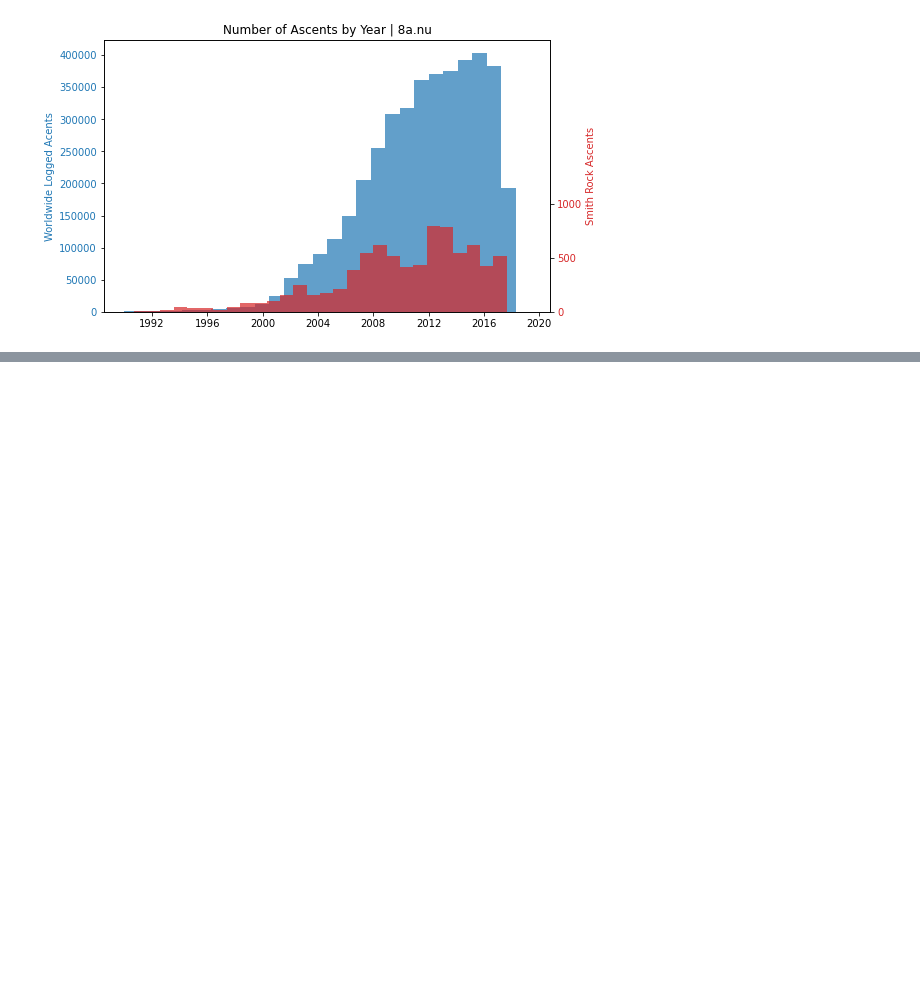
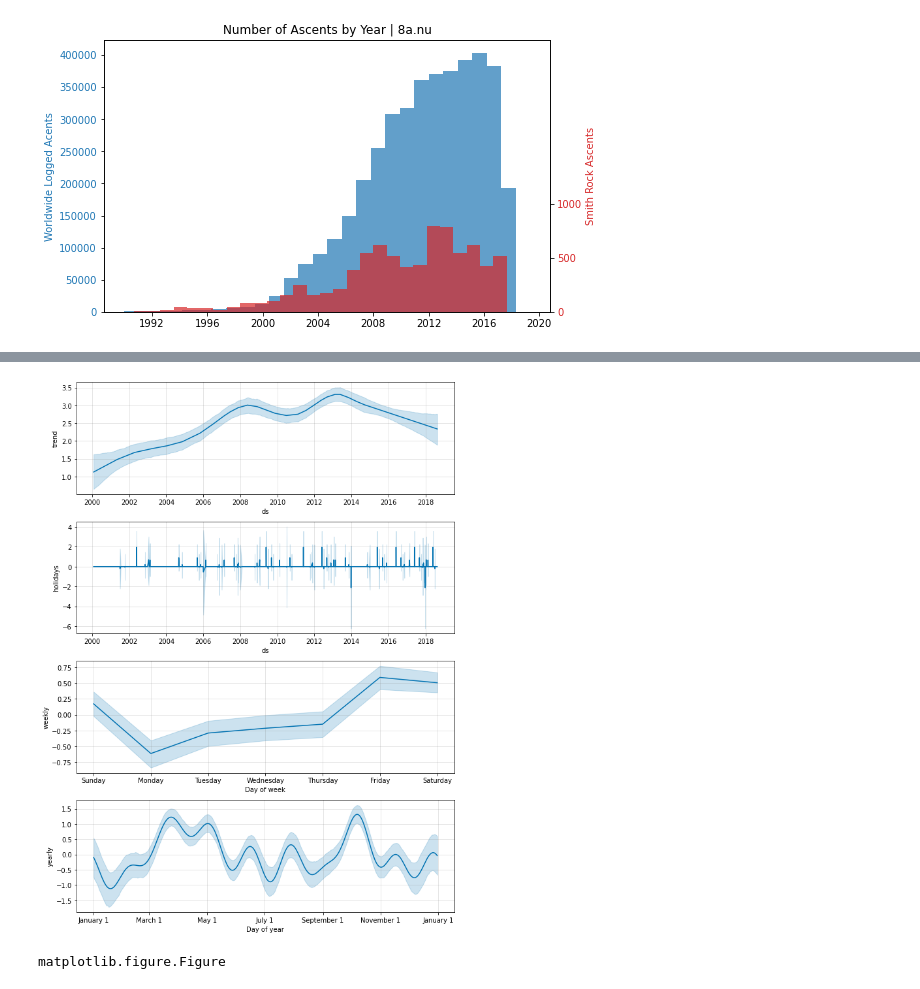
Before and after one commit to benrhodeland/SendingTemps, a Jupyter notebook: Notebooks/TicklistEDA.ipynb, the cells around one changed output, grey strips where cells are left out. Saved outputs shown, nothing was run; the diff lists cells and outputs as text; code cells hidden in the pictures; blank space fills up the shorter version.

```diff
--- a/Notebooks/TicklistEDA.ipynb
+++ b/Notebooks/TicklistEDA.ipynb
@@ -180,0 +264,8 @@ plt.show()
+# %%
+fig2 = m.plot_components(forecast)
+# %% [output]
+[figure, added]
+# %%
+type(fig2)
+# %% [output]
+matplotlib.figure.Figure
```
Also changed, not shown: parts of 22 cells of this notebook, 4 other files.
